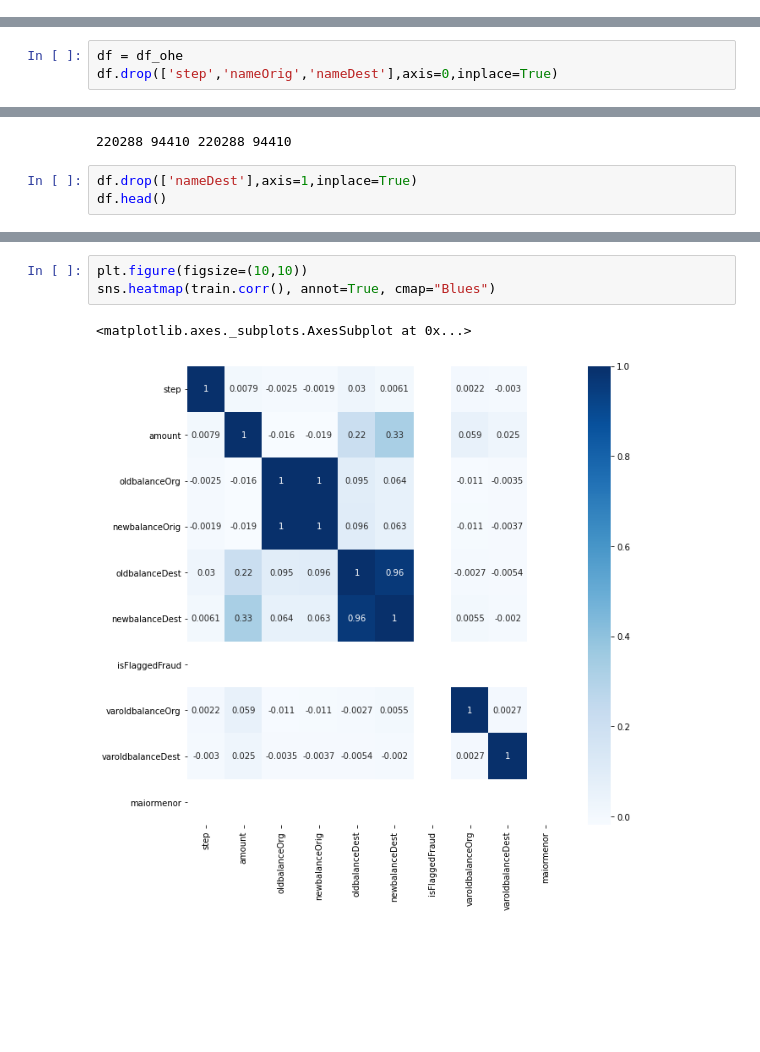
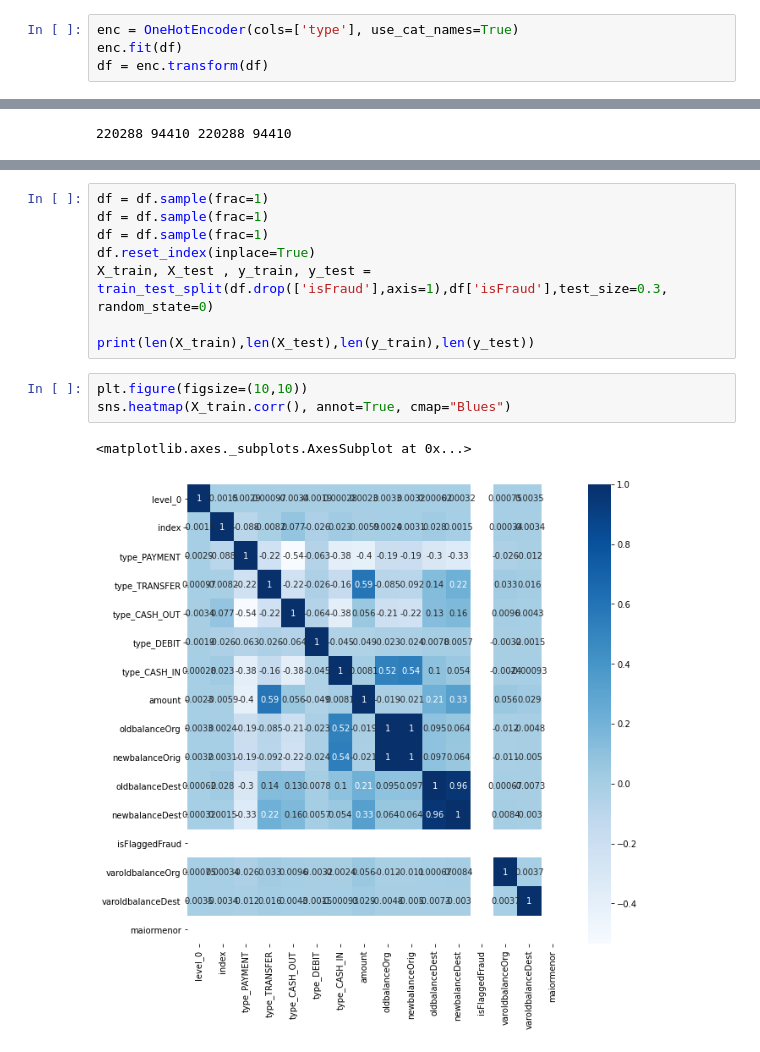
Before and after one commit to nilberthsouza/Synthetic-Financial-Datasets-For-Fraud-Detection, a Jupyter notebook: edaTheseAndModel.ipynb, the cells around one changed output, grey strips where cells are left out. Drawn from its saved outputs; the diff is of its cells as text; blank space fills up the shorter version.

```diff
--- a/edaTheseAndModel.ipynb
+++ b/edaTheseAndModel.ipynb
@@ -95,3 +63,7 @@ for i in range(1000):
+# %%
+enc = OneHotEncoder(cols=['type'], use_cat_names=True)
+enc.fit(df)
+df = enc.transform(df)
 # %%
 import time
 start = time.time()
@@ -128,3 +87,0 @@ df_ohe = enc.transform(df)
-# %%
-df = df_ohe
-df.drop(['step','nameOrig','nameDest'],axis=0,inplace=True)
@@ -140,6 +95,3 @@ X_train, X_test , y_train, y_test = train_test_split(df.drop(['isFraud'],axis=1)
 print(len(X_train),len(X_test),len(y_train),len(y_test))
 # %% [output]
 220288 94410 220288 94410
-# %%
-df.drop(['nameDest'],axis=1,inplace=True)
-df.head()
@@ -162,7 +98,15 @@ X_train.head()
+# %%
+df = df.sample(frac=1)
+df = df.sample(frac=1)
+df = df.sample(frac=1)
+df.reset_index(inplace=True)
+X_train, X_test , y_train, y_test = train_test_split(df.drop(['isFraud'],axis=1),df['isFraud'],test_size=0.3, random_state=0)
+
+print(len(X_train),len(X_test),len(y_train),len(y_test))
 # %%
 plt.figure(figsize=(10,10))
-sns.heatmap(train.corr(), annot=True, cmap="Blues")
+sns.heatmap(X_train.corr(), annot=True, cmap="Blues")
 # %% [output]
 <matplotlib.axes._subplots.AxesSubplot at 0x...>
-[figure, old version]
+[figure, new version]
 # %%
```
Also changed, not shown: parts of 22 cells of this notebook.
